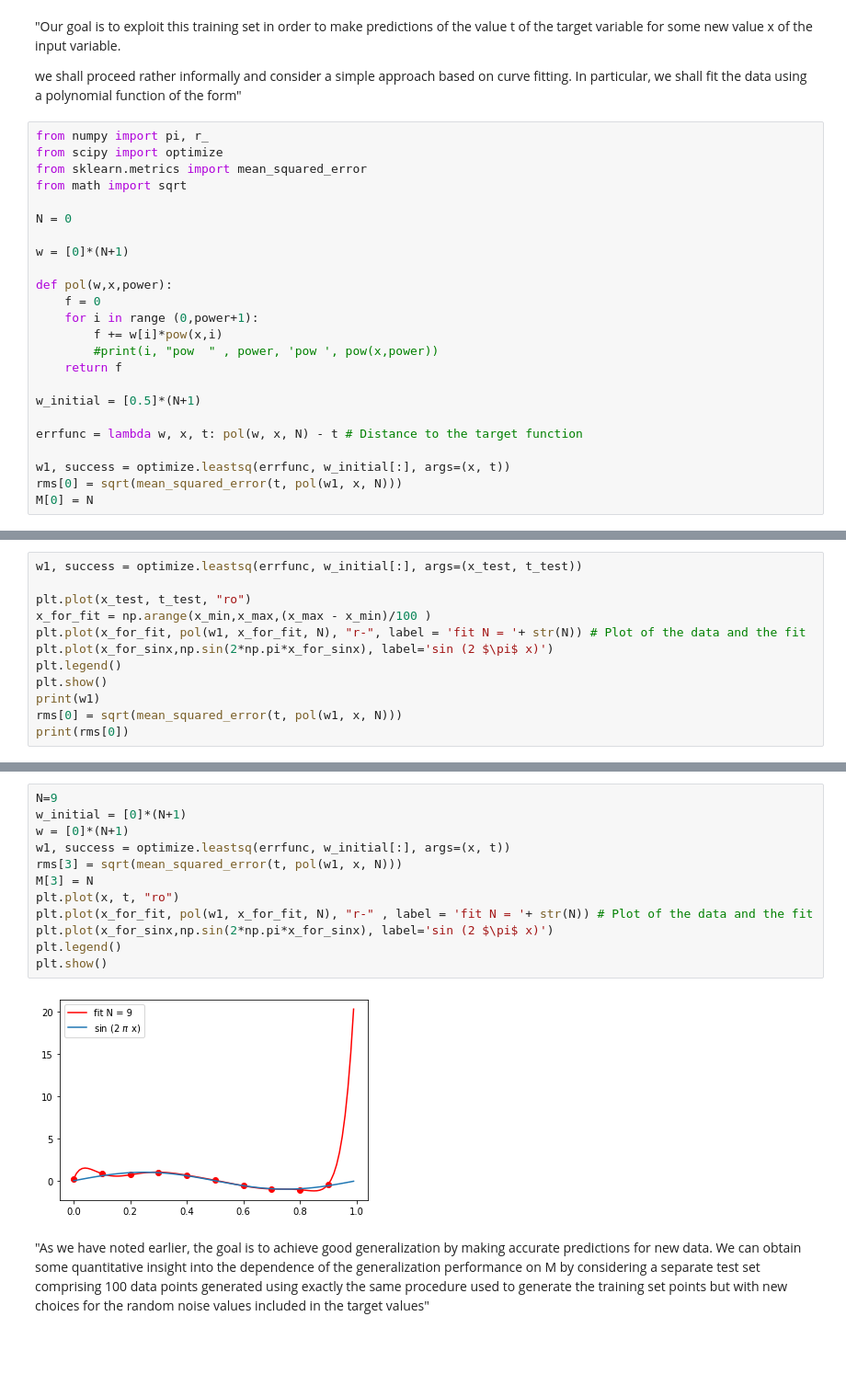
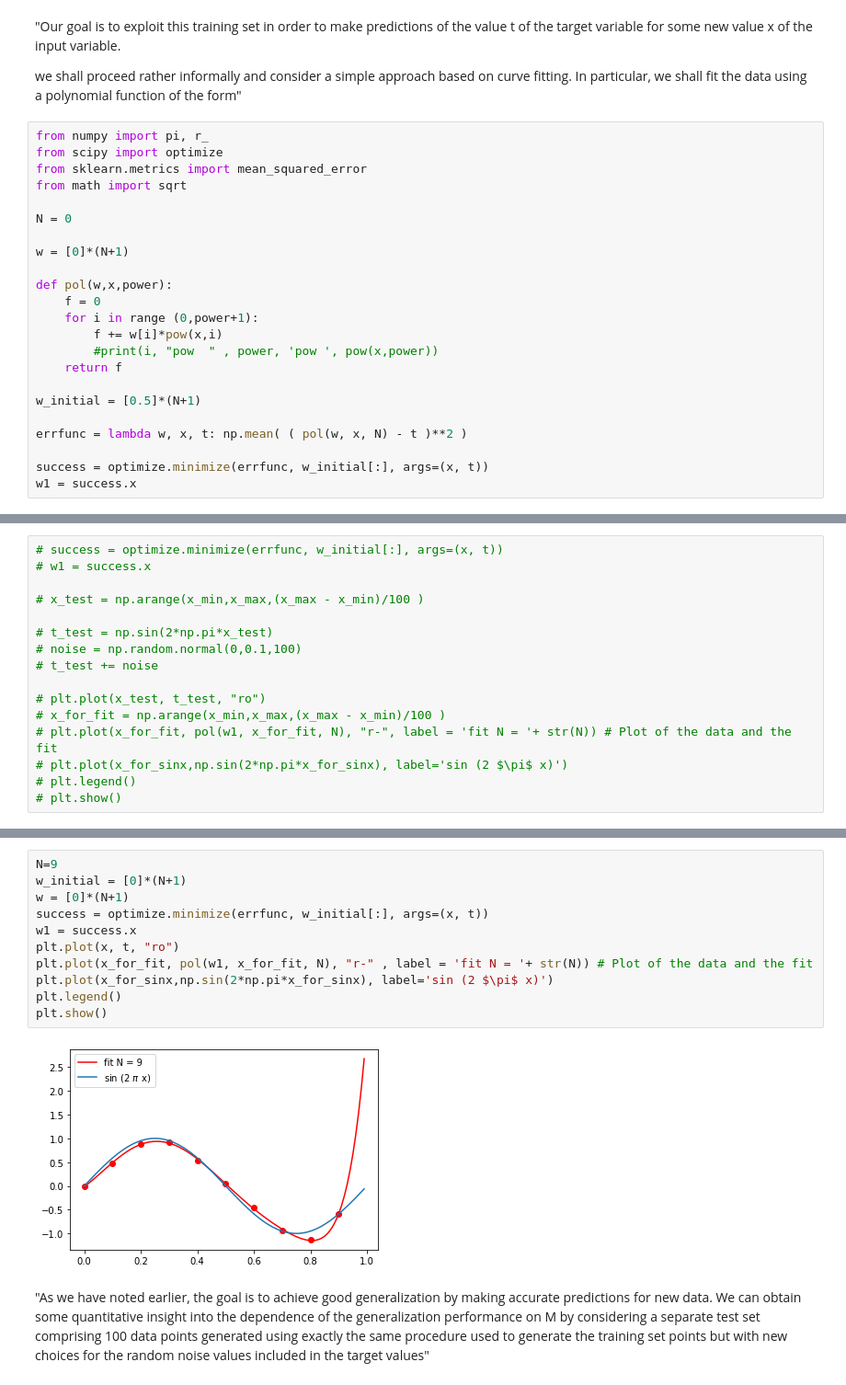
Before and after one commit to alisanozdrina/ML_discussion, a Jupyter notebook: bishop_examples.ipynb, the cells around one changed output, grey strips where cells are left out. Shown: that part at 92% size. Saved outputs shown, nothing was run; the diff lists cells and outputs as text; blank space fills up the shorter version.

```diff
--- a/bishop_examples.ipynb
+++ b/bishop_examples.ipynb
@@ -55,11 +55,10 @@ def pol(w,x,power):
 
 w_initial = [0.5]*(N+1)
 
-errfunc = lambda w, x, t: pol(w, x, N) - t # Distance to the target function
+errfunc = lambda w, x, t: np.mean( ( pol(w, x, N) - t )**2 )
 
-w1, success = optimize.leastsq(errfunc, w_initial[:], args=(x, t))
-rms[0] = sqrt(mean_squared_error(t, pol(w1, x, N)))
-M[0] = N
+success = optimize.minimize(errfunc, w_initial[:], args=(x, t))
+w1 = success.x
 # %%
 plt.plot(x, t, "ro")
 x_for_fit = np.arange(x_min,x_max,(x_max - x_min)/100 )
@@ -77,12 +71,16 @@ print(rms[0])
 # %%
-w1, success = optimize.leastsq(errfunc, w_initial[:], args=(x_test, t_test))
+# success = optimize.minimize(errfunc, w_initial[:], args=(x, t))
+# w1 = success.x
 
-plt.plot(x_test, t_test, "ro")
-x_for_fit = np.arange(x_min,x_max,(x_max - x_min)/100 )
-plt.plot(x_for_fit, pol(w1, x_for_fit, N), "r-", label = 'fit N = '+ str(N)) # Plot of the data and the fit
-plt.plot(x_for_sinx,np.sin(2*np.pi*x_for_sinx), label='sin (2 $\pi$ x)')
-plt.legend()
-plt.show()
-print(w1)
-rms[0] = sqrt(mean_squared_error(t, pol(w1, x, N)))
-print(rms[0])
+# x_test = np.arange(x_min,x_max,(x_max - x_min)/100 )
+
+# t_test = np.sin(2*np.pi*x_test)
+# noise = np.random.normal(0,0.1,100)
+# t_test += noise
+
+# plt.plot(x_test, t_test, "ro")
+# x_for_fit = np.arange(x_min,x_max,(x_max - x_min)/100 )
+# plt.plot(x_for_fit, pol(w1, x_for_fit, N), "r-", label = 'fit N = '+ str(N)) # Plot of the data and the fit
+# plt.plot(x_for_sinx,np.sin(2*np.pi*x_for_sinx), label='sin (2 $\pi$ x)')
+# plt.legend()
+# plt.show()
@@ -122,16 +112,15 @@ plt.show()
 # %%
 N=9
 w_initial = [0]*(N+1)
 w = [0]*(N+1)
-w1, success = optimize.leastsq(errfunc, w_initial[:], args=(x, t))
-rms[3] = sqrt(mean_squared_error(t, pol(w1, x, N)))
-M[3] = N
+success = optimize.minimize(errfunc, w_initial[:], args=(x, t))
+w1 = success.x
 plt.plot(x, t, "ro")
 plt.plot(x_for_fit, pol(w1, x_for_fit, N), "r-" , label = 'fit N = '+ str(N)) # Plot of the data and the fit
 plt.plot(x_for_sinx,np.sin(2*np.pi*x_for_sinx), label='sin (2 $\pi$ x)')
 plt.legend()
 plt.show()
 # %% [output]
-[figure, old version]
+[figure, new version]
 # %% [markdown]
 "As we have noted earlier, the goal is to achieve good generalization by making accurate predictions for new data. We can obtain some quantitative insight into the dependence of the generalization performance on M by considering a separate test set comprising 100 data points generated using exactly the same procedure used to generate the training set points but with new choices for the random noise values included in the target values"
```
Also changed, not shown: parts of 20 cells of this notebook.
